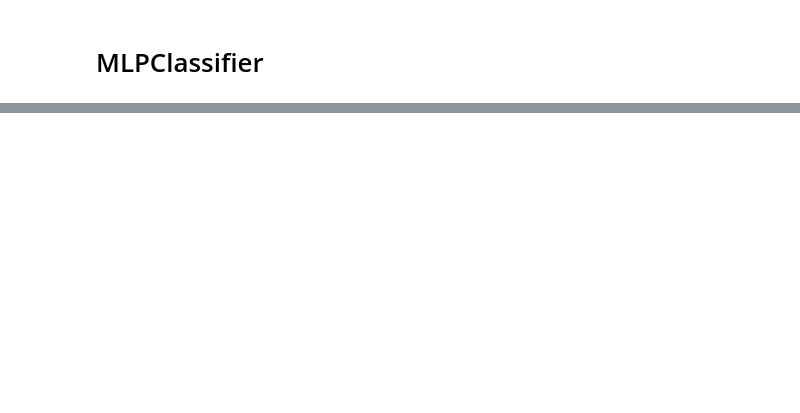
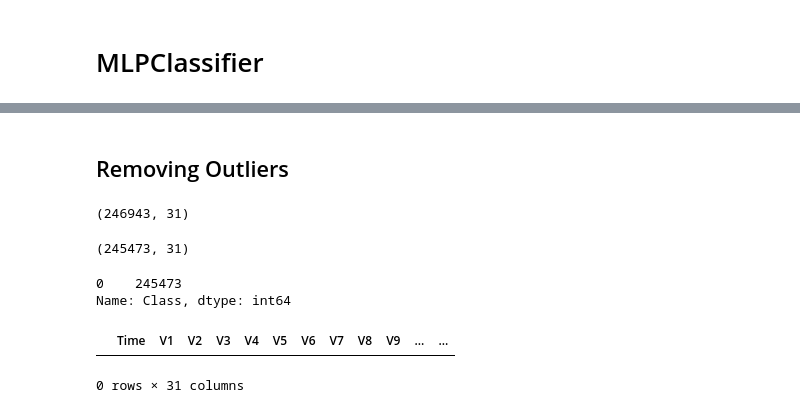
Before and after one commit to WazedKhan/Thesis-Fraud, a Jupyter notebook: Fraud De.ipynb, the cells around one changed output, grey strips where cells are left out. Cells and saved outputs as stored; diff of their text form; code cells hidden in the pictures; blank space fills up the shorter version.

```diff
--- a/Fraud De.ipynb
+++ b/Fraud De.ipynb
@@ -1116,0 +1167,21 @@ Training with Parameter:  {'model': MLPClassifier(), 'params': {'hidden_layer_si
+# %% [markdown]
+## Removing Outliers
+# %%
+print(df2.shape)
+df3 = df2[df2['Amount'] != 0 ]
+# %% [output]
+(246943, 31)
+# %%
+df3.shape
+# %% [output]
+(245473, 31)
+# %%
+df3.Class.value_counts()
+# %% [output]
+0    245473
+Name: Class, dtype: int64
+# %%
+df3[df3['Amount'] == 0 ]
+# %% [output]
+|  | Time | V1 | V2 | V3 | V4 | V5 | V6 | V7 | V8 | V9 | ... | ... |
+0 rows × 31 columns
```
Also changed, not shown: parts of 39 cells of this notebook, 1 other file.
